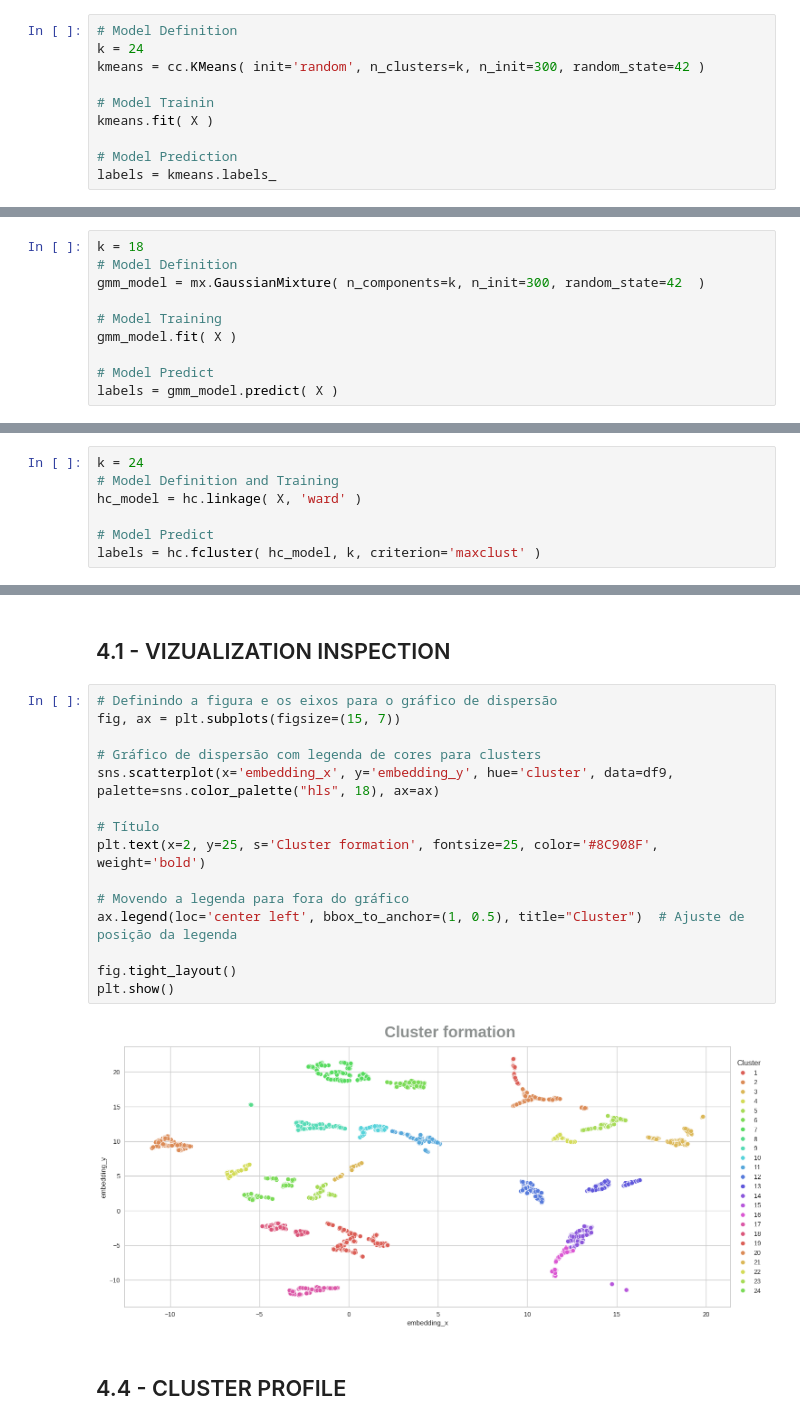
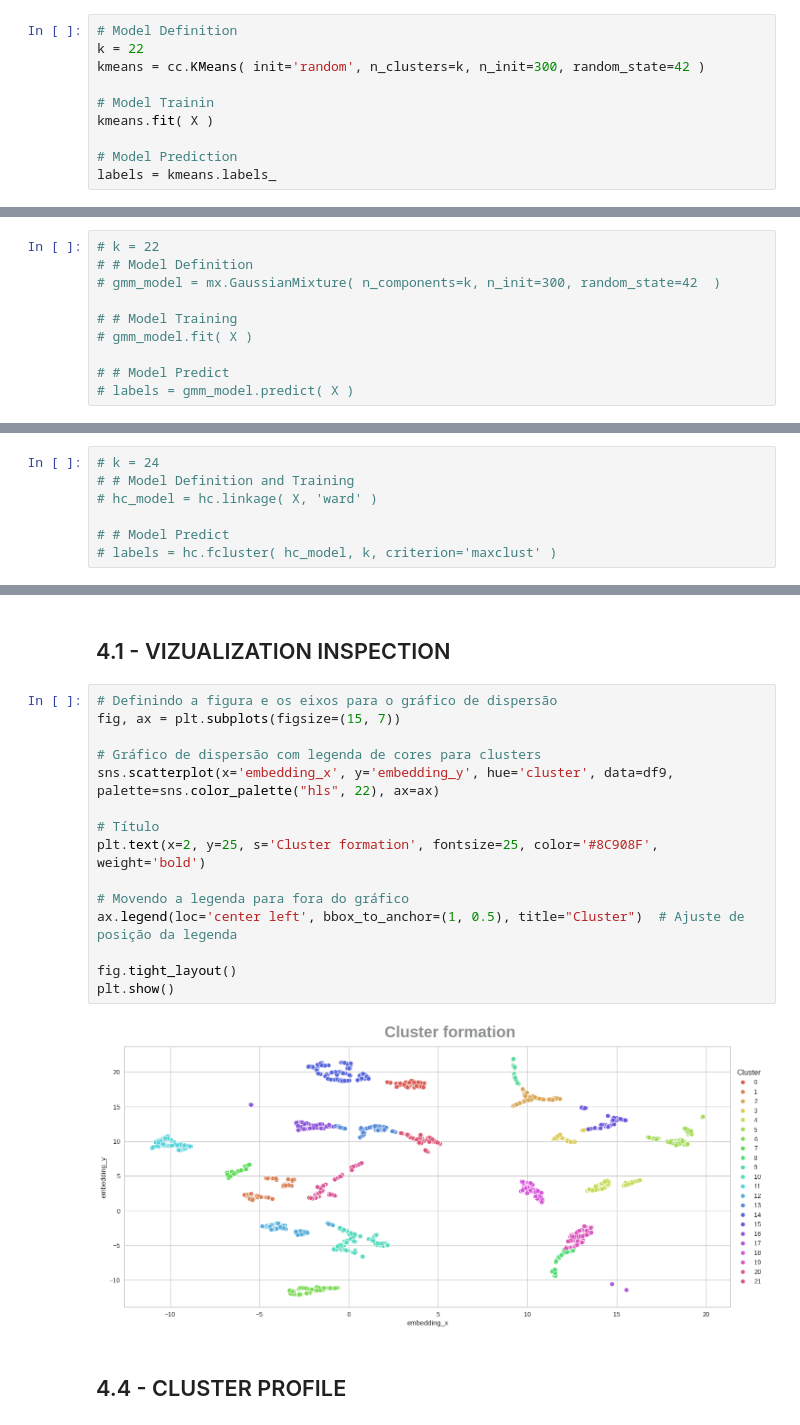
Before and after one commit to RPerottoni/Loyalty_Program_with_Clustering, a Jupyter notebook: notebooks/c01_rp_ml.ipynb, the cells around one changed output, grey strips where cells are left out. Drawn from its saved outputs; the diff is of its cells as text.

```diff
--- a/notebooks/c01_rp_ml.ipynb
+++ b/notebooks/c01_rp_ml.ipynb
@@ -586,7 +1064,7 @@ df_results.style.highlight_max( color='lightgreen', axis=1 ) #identifying the hi
 ### 3.1 - K-MEANS
 # %%
 # Model Definition
-k = 24
+k = 22
 kmeans = cc.KMeans( init='random', n_clusters=k, n_init=300, random_state=42 )
 
 # Model Trainin
@@ -597,24 +1075,24 @@ labels = kmeans.labels_
 # %% [markdown]
 ### 3.2 - GMM
 # %%
-k = 18
-# Model Definition
-gmm_model = mx.GaussianMixture( n_components=k, n_init=300, random_state=42  )
+# k = 22
+# # Model Definition
+# gmm_model = mx.GaussianMixture( n_components=k, n_init=300, random_state=42  )
 
-# Model Training
-gmm_model.fit( X )
+# # Model Training
+# gmm_model.fit( X )
 
-# Model Predict
-labels = gmm_model.predict( X )
+# # Model Predict
+# labels = gmm_model.predict( X )
 # %% [markdown]
 ### 3.3 - HC
 # %%
-k = 24
-# Model Definition and Training
-hc_model = hc.linkage( X, 'ward' )
+# k = 24
+# # Model Definition and Training
+# hc_model = hc.linkage( X, 'ward' )
 
-# Model Predict
-labels = hc.fcluster( hc_model, k, criterion='maxclust' )
+# # Model Predict
+# labels = hc.fcluster( hc_model, k, criterion='maxclust' )
 # %% [markdown]
 ## 4 - CLUSTER ANALYSIS
 # %%
@@ -625,20 +1103,20 @@ df9['cluster'] = labels
 # %%
 # Definindo a figura e os eixos para o gráfico de dispersão
 fig, ax = plt.subplots(figsize=(15, 7))
 
 # Gráfico de dispersão com legenda de cores para clusters
-sns.scatterplot(x='embedding_x', y='embedding_y', hue='cluster', data=df9, palette=sns.color_palette("hls", 18), ax=ax)
+sns.scatterplot(x='embedding_x', y='embedding_y', hue='cluster', data=df9, palette=sns.color_palette("hls", 22), ax=ax)
 
 # Título
 plt.text(x=2, y=25, s='Cluster formation', fontsize=25, color='#8C908F', weight='bold')
 
 # Movendo a legenda para fora do gráfico
 ax.legend(loc='center left', bbox_to_anchor=(1, 0.5), title="Cluster")  # Ajuste de posição da legenda
 
 fig.tight_layout()
 plt.show()
 # %% [output]
-[figure, old version]
+[figure, new version]
 # %% [markdown]
 ## 4.4 - CLUSTER PROFILE
 # %%
```
Also changed, not shown: parts of 33 cells of this notebook, 4 other files.
